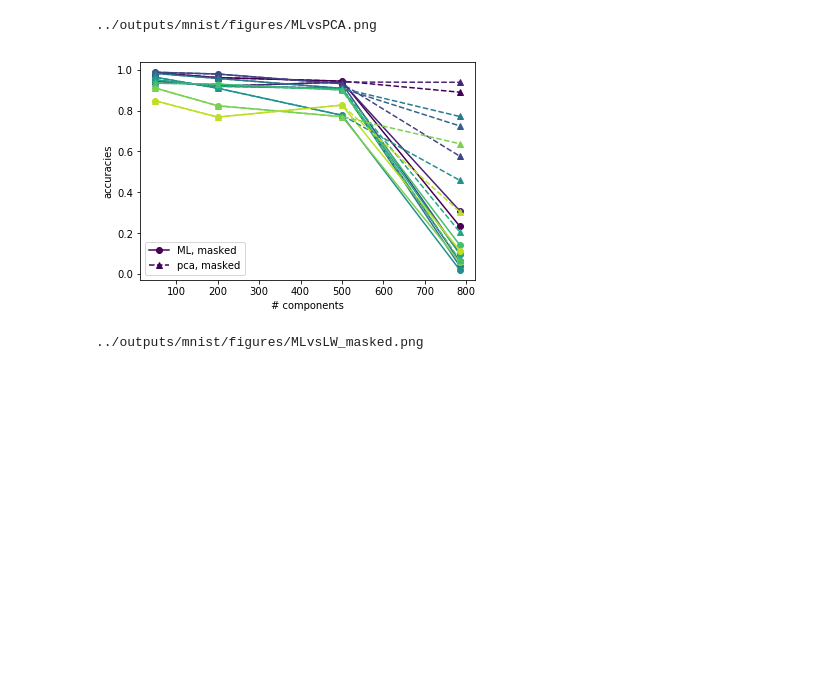
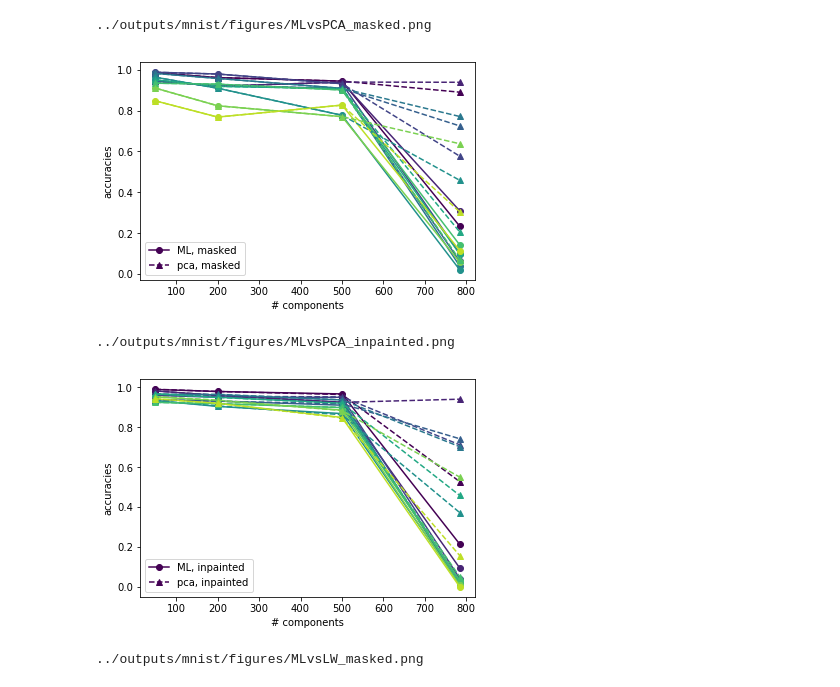
Before and after one commit to VMBoehm/pca-classifier, a Jupyter notebook: notebooks/ShrinkageExperiments.ipynb, the cells around one changed output. Cells and saved outputs as stored; diff of their text form; code cells hidden in the pictures; blank space fills up the shorter version.

```diff
--- a/notebooks/ShrinkageExperiments.ipynb
+++ b/notebooks/ShrinkageExperiments.ipynb
@@ -13,7 +13,7 @@ num_comp   = [50,200,500,DATA_SHAPE]
 outpath    = '../outputs/%s/classification/'%input_data
 covpath    = '../outputs/%s/covariance_estimator/'%input_data
 plotpath   ='../outputs/%s/figures/'%input_data
-modes      = ['ML','LW']
+modes      = ['NERCOME']
 masks      = [True,False]
 # %%
 if input_data == 'mnist':
@@ -353,10 +390,15 @@ def make_acc_figure(modes,labels,results,path,plotname):
     plt.show()
     return True
 # %%
-_=make_acc_figure(['ML','pca'],['masked'],results,plotpath, 'MLvsPCA.png')
+_=make_acc_figure(['ML','pca'],['masked'],results,plotpath, 'MLvsPCA_masked.png')
 # %% [output]
-../outputs/mnist/figures/MLvsPCA.png
+../outputs/mnist/figures/MLvsPCA_masked.png
 [figure]
+# %%
+_=make_acc_figure(['ML','pca'],['inpainted'],results,plotpath, 'MLvsPCA_inpainted.png')
+# %% [output]
+../outputs/mnist/figures/MLvsPCA_inpainted.png
+[figure, added]
 # %%
 _=make_acc_figure(['ML','LW'],['masked'],results,plotpath, 'MLvsLW_masked.png')
 # %% [output]
```
Also changed, not shown: parts of 4 cells of this notebook, 7 other files.
